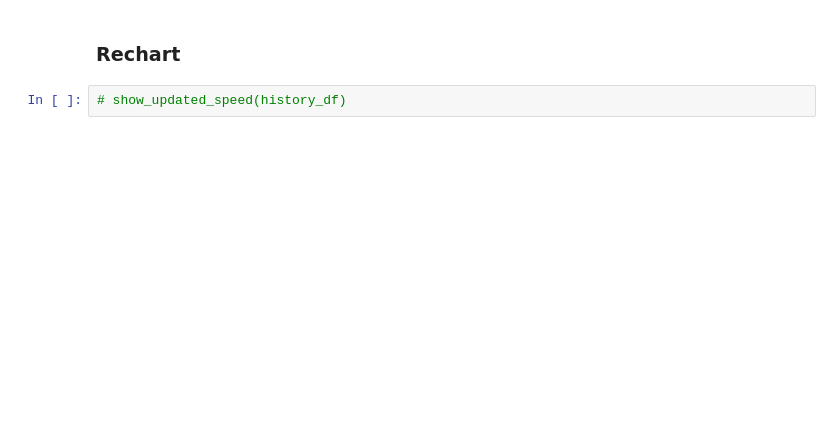
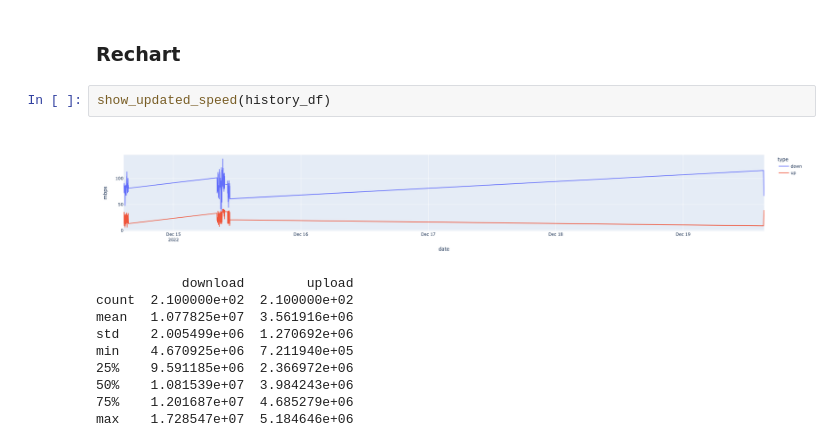
Before and after one commit to Gclabbe/speedtest, a Jupyter notebook: speedtest.ipynb, the cells around one changed output. Cells and saved outputs as stored; diff of their text form; blank space fills up the shorter version.

```diff
--- a/speedtest.ipynb
+++ b/speedtest.ipynb
@@ -103,4 +121,15 @@ Done
 # %% [markdown]
 ### Rechart
 # %%
-# show_updated_speed(history_df)
+show_updated_speed(history_df)
+# %% [output]
+[figure, added]
+           download        upload
+count  2.100000e+02  2.100000e+02
+mean   1.077825e+07  3.561916e+06
+std    2.005499e+06  1.270692e+06
+min    4.670925e+06  7.211940e+05
+25%    9.591185e+06  2.366972e+06
+50%    1.081539e+07  3.984243e+06
+75%    1.201687e+07  4.685279e+06
+max    1.728547e+07  5.184646e+06
```
Also changed, not shown: parts of 2 cells of this notebook, 5 other files.
